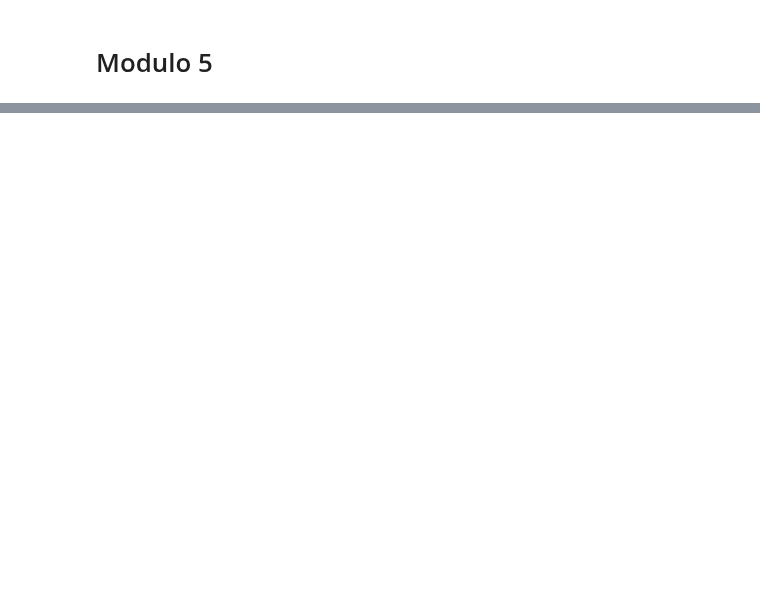
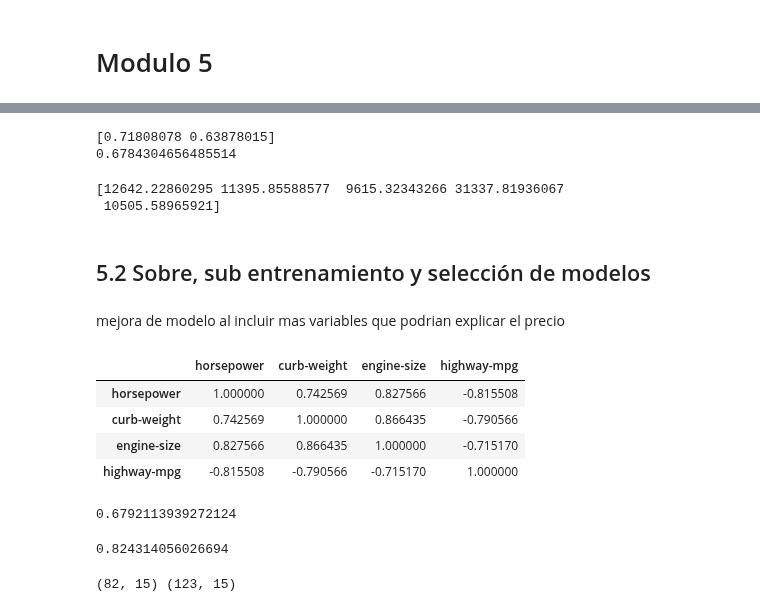
Before and after one commit to PosgradoMNA/actividades-de-aprendizaje-A01793108, a Jupyter notebook: IBM_DataAnalysisPython_A01793108.ipynb, the cells around one changed output, grey strips where cells are left out. Saved outputs shown, nothing was run; the diff lists cells and outputs as text; code cells hidden in the pictures; blank space fills up the shorter version.

```diff
--- a/IBM_DataAnalysisPython_A01793108.ipynb
+++ b/IBM_DataAnalysisPython_A01793108.ipynb
@@ -1125,0 +1137,18 @@ array([13929.99915693])
+# %%
+filename = "https://cf-courses-data.s3.us.cloud-object-storage.appdomain.cloud/IBMDeveloperSkillsNetwork-DA0101EN-SkillsNetwork/labs/Data%20files/auto.csv"
+headers = ["symboling","normalized-losses","make","fuel-type","aspiration", "num-of-doors","body-style",
+         "drive-wheels","engine-location","wheel-base", "length","width","height","curb-weight","engine-type",
+         "num-of-cylinders", "engine-size","fuel-system","bore","stroke","compression-ratio","horsepower",
+         "peak-rpm","city-mpg","highway-mpg","price"]
+df = pd.read_csv(filename, names = headers)
+df.replace("?", np.nan, inplace = True)
+
+df['price'].replace(np.nan, inplace = True)
+df['price'] = df['price'].astype(int)
+## multiple linear regression
+df['price'].replace(np.nan, inplace = True)
+df['price'] = df['price'].astype(int)
+df['horsepower'].replace(np.nan, inplace = True)
+df['horsepower'] = df['horsepower'].astype(int)
+
+df.info()
@@ -1125,0 +1175,3 @@ array([13929.99915693])
+# %%
+df = df._get_numeric_data()
+df.info()
@@ -1125,0 +1198,3 @@ array([13929.99915693])
+# %%
+X = df.drop(labels = ['price'], axis = 1)
+y = df['price']
@@ -1125,0 +1204,5 @@ array([13929.99915693])
+# %%
+# question 1
+Xtrain, Xtest, ytrain, ytest = train_test_split(X, y, test_size = 0.40, random_state=0)
+print(Xtrain.shape)
+print(Xtest.shape)
@@ -1125,0 +1224,9 @@ array([13929.99915693])
+# %%
+# question 3
+## permite extraer los distintos scores obtenidos por
+scores = cross_val_score(LRmodel, Xtrain[['horsepower']], ytrain, cv = 2)
+print(scores)
+print(scores.mean())
+# %% [output]
+[0.71808078 0.63878015]
+0.6784304656485514
@@ -1125,0 +1235,28 @@ array([13929.99915693])
+# %%
+yhat = cross_val_predict(LRmodel, Xtrain[['horsepower']], ytrain, cv = 2)
+print(yhat[:5])
+# %% [output]
+[12642.22860295 11395.85588577  9615.32343266 31337.81936067
+ 10505.58965921]
+# %% [markdown]
+## 5.2 Sobre, sub entrenamiento y selección de modelos
+# %% [markdown]
+mejora de modelo al incluir mas variables que podrian explicar el precio
+# %%
+Xtrain[['horsepower', 'curb-weight', 'engine-size', 'highway-mpg']].corr()
+# %% [output]
+|  | horsepower | curb-weight | engine-size | highway-mpg |
+| horsepower | 1.000000 | 0.742569 | 0.827566 | -0.815508 |
+| curb-weight | 0.742569 | 1.000000 | 0.866435 | -0.790566 |
+| engine-size | 0.827566 | 0.866435 | 1.000000 | -0.715170 |
+| highway-mpg | -0.815508 | -0.790566 | -0.715170 | 1.000000 |
+# %%
+LRmodel = LinearRegression()
+LRmodel.fit(Xtrain[['horsepower', 'curb-weight', 'engine-size', 'highway-mpg']], ytrain)
+LRmodel.score(Xtest[['horsepower', 'curb-weight', 'engine-size', 'highway-mpg']], ytest)
+# %% [output]
+0.6792113939272124
+# %%
+LRmodel.score(Xtrain[['horsepower', 'curb-weight', 'engine-size', 'highway-mpg']], ytrain)
+# %% [output]
+0.824314056026694
@@ -1125,0 +1267,6 @@ array([13929.99915693])
+# %%
+XtrainPoly = plnom1.fit_transform(Xtrain[['horsepower', 'curb-weight', 'engine-size', 'highway-mpg']])
+XtestPoly = plnom1.fit_transform(Xtest[['horsepower', 'curb-weight', 'engine-size', 'highway-mpg']])
+print(XtestPoly.shape, XtrainPoly.shape)
+# %% [output]
+(82, 15) (123, 15)
```
Also changed, not shown: parts of 24 cells of this notebook.
